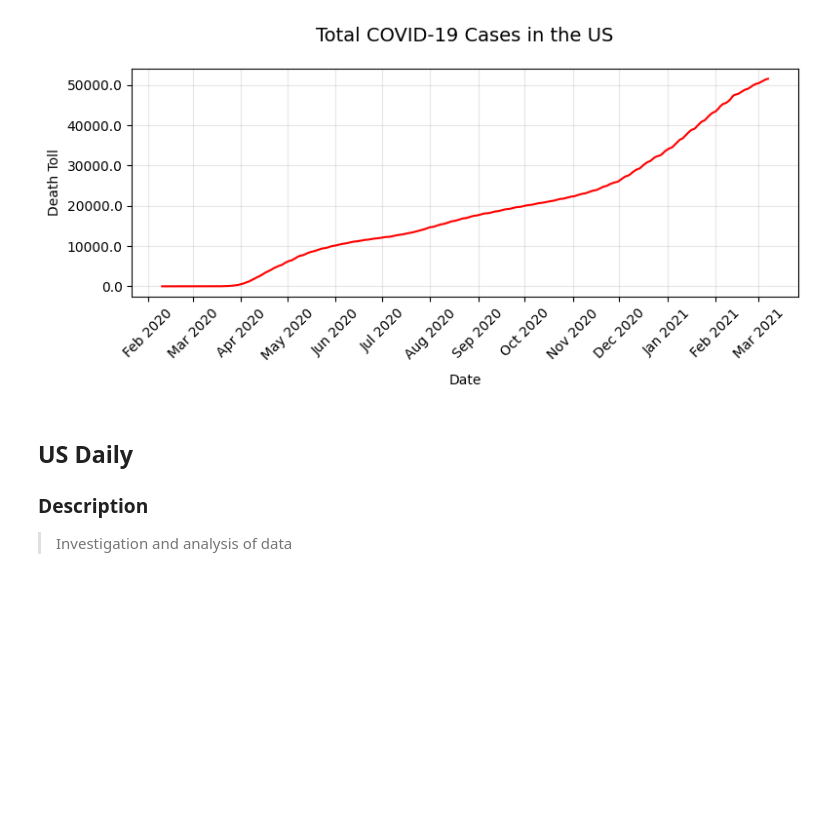
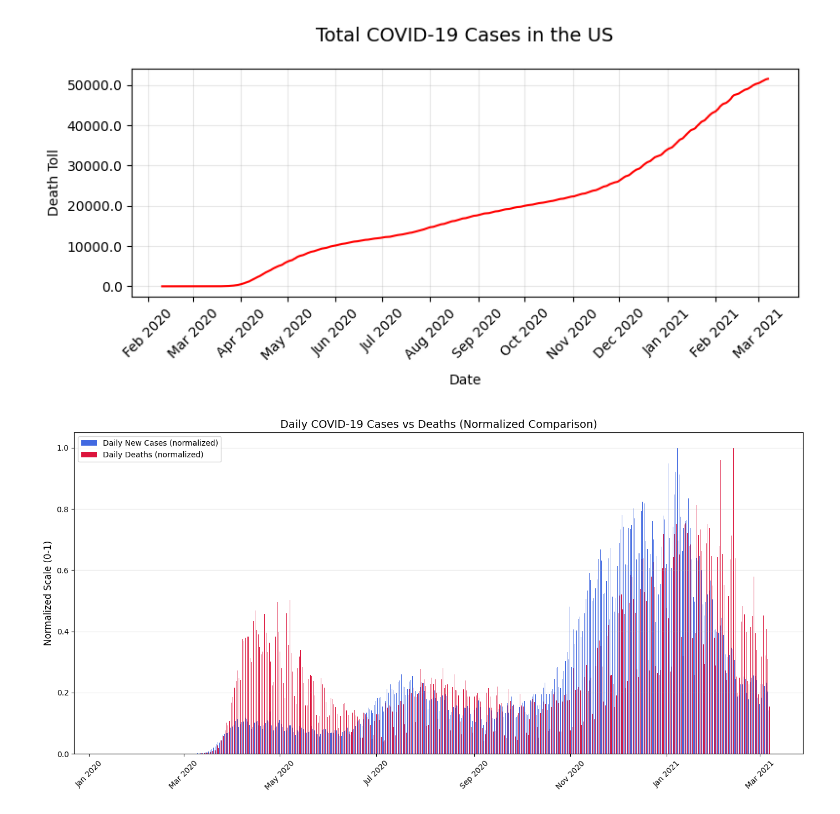
Before and after one commit to Bootcamp-IA-P4/covid-datathon, a Jupyter notebook: project.ipynb, the cells around one changed output. Drawn from its saved outputs; the diff is of its cells as text; code cells hidden in the pictures; blank space fills up the shorter version.

```diff
--- a/project.ipynb
+++ b/project.ipynb
@@ -124,15 +194,38 @@ plt.tight_layout()
 plt.show()
 # %% [output]
 [figure]
+# %%
+# Create figure
+fig, ax = plt.subplots(figsize=(14, 7))
+
+# Calculate normalized values (0-1 scale)
+cases_norm = us_daily['positiveIncrease'] / us_daily['positiveIncrease'].max()
+deaths_norm = us_daily['deathIncrease'] / us_daily['deathIncrease'].max()
+
+# Plot both as bars with different colors
+width = 0.35  # Bar width
+dates = mdates.date2num(us_daily['lastModified'])
+
+ax.bar(dates - width/2, cases_norm, width, color='royalblue', label='Daily New Cases (normalized)')
+ax.bar(dates + width/2, deaths_norm, width, color='crimson', label='Daily Deaths (normalized)')
+
+# Formatting
+ax.xaxis.set_major_locator(mdates.MonthLocator(interval=2))
+ax.xaxis.set_major_formatter(mdates.DateFormatter('%b %Y'))
+plt.xticks(rotation=45)
+
+ax.set_ylabel('Normalized Scale (0-1)', fontsize=12)
+plt.title('Daily COVID-19 Cases vs Deaths (Normalized Comparison)', fontsize=14)
+plt.legend()
+plt.grid(axis='y', alpha=0.3)
+
+plt.tight_layout()
+plt.show()
+# %% [output]
+[figure, added]
 # %%
 # Load datasets
 us_current = pd.read_csv("us_current.csv")
 states_daily = pd.read_csv("states_daily.csv")
 states_current = pd.read_csv("states_current.csv")
 states_info = pd.read_csv("states_info.csv")
-# %% [markdown]
-## US Daily
-
-### Description
-
-> Investigation and analysis of data
```
Also changed, not shown: parts of 7 cells of this notebook, 14 other files.
